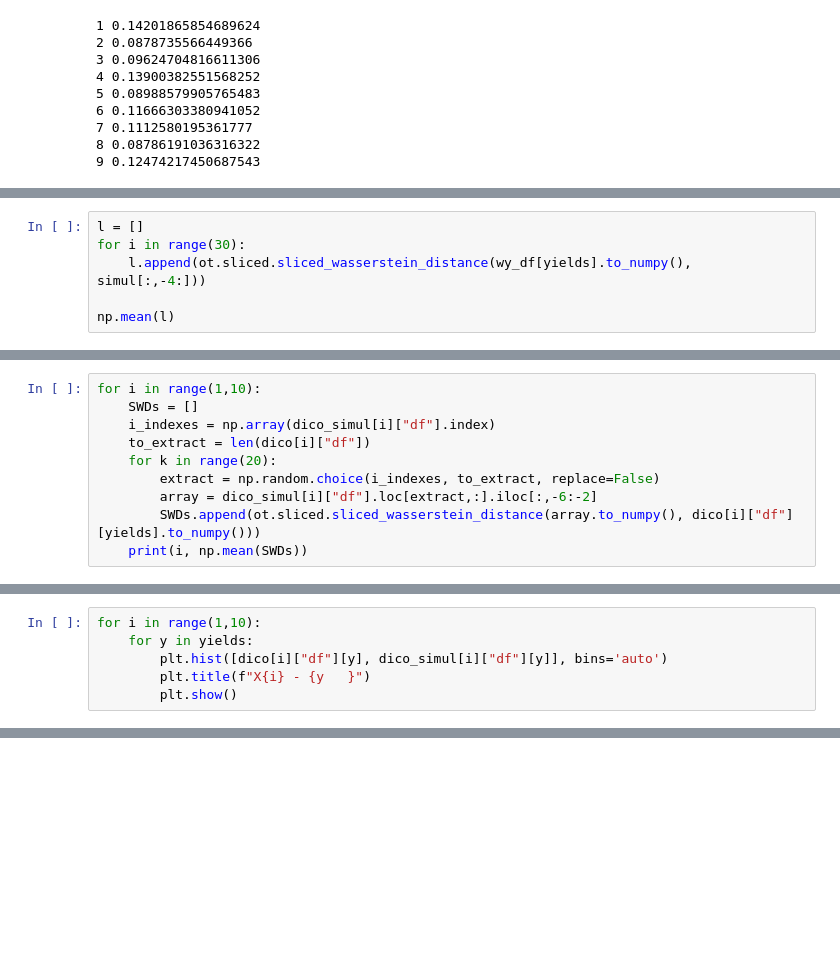
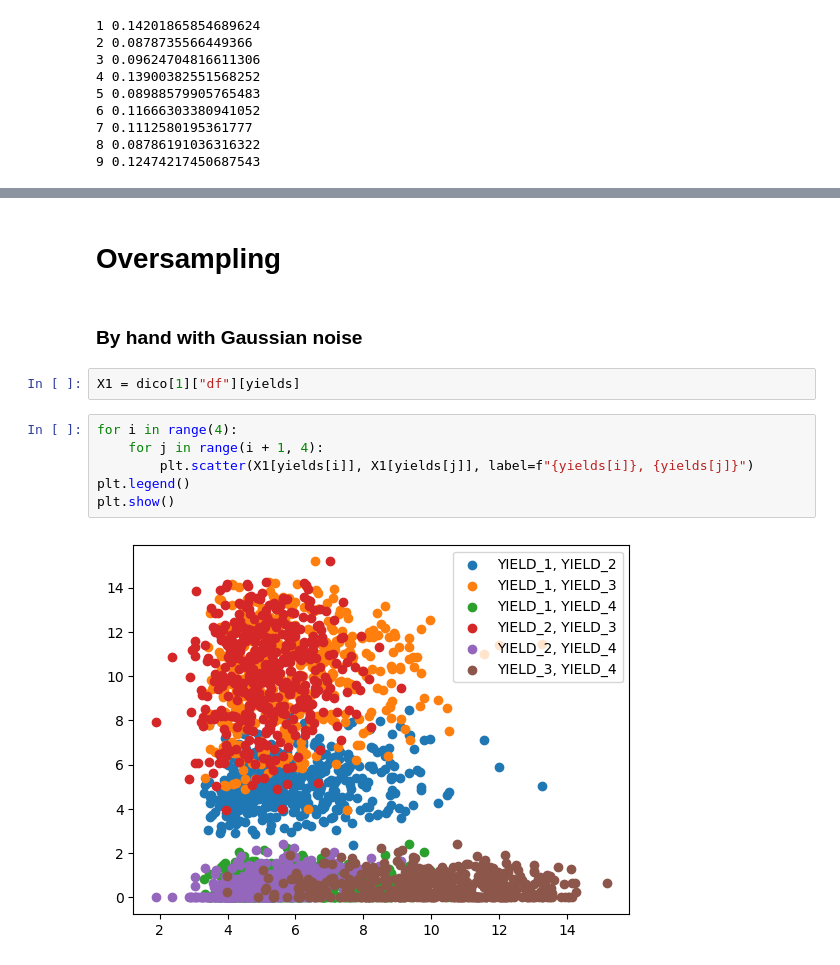
Before and after one commit to FrancoisLbrn/genhack3_crazy_farmers, a Jupyter notebook: matt_GMM.ipynb, the cells around one changed output, grey strips where cells are left out. Drawn from its saved outputs; the diff is of its cells as text; blank space fills up the shorter version.

Commit message:
tried to oversample by hand with gaussian noise - bof

```diff
--- a/matt_GMM.ipynb
+++ b/matt_GMM.ipynb
@@ -596,6 +339,0 @@ simul[:,-4:] = np.where(simul[:,-4:] > 15.75, 15.75, simul[:,-4:])
-# %%
-l = []
-for i in range(30):
-    l.append(ot.sliced.sliced_wasserstein_distance(wy_df[yields].to_numpy(), simul[:,-4:]))
-
-np.mean(l)
@@ -664,10 +339,0 @@ for rain in rains:
-# %%
-for i in range(1,10):
-    SWDs = []
-    i_indexes = np.array(dico_simul[i]["df"].index)
-    to_extract = len(dico[i]["df"])
-    for k in range(20):
-        extract = np.random.choice(i_indexes, to_extract, replace=False)
-        array = dico_simul[i]["df"].loc[extract,:].iloc[:,-6:-2]
-        SWDs.append(ot.sliced.sliced_wasserstein_distance(array.to_numpy(), dico[i]["df"][yields].to_numpy()))
-    print(i, np.mean(SWDs))
@@ -684,6 +339,0 @@ for i in range(1,10):
-# %%
-for i in range(1,10):
-    for y in yields:
-        plt.hist([dico[i]["df"][y], dico_simul[i]["df"][y]], bins='auto')
-        plt.title(f"X{i} - {y   }")
-        plt.show()
@@ -703,0 +340,14 @@ for i in range(1,10):
+# %% [markdown]
+# Oversampling
+# %% [markdown]
+### By hand with Gaussian noise
+# %%
+X1 = dico[1]["df"][yields]
+# %%
+for i in range(4):
+    for j in range(i + 1, 4):
+        plt.scatter(X1[yields[i]], X1[yields[j]], label=f"{yields[i]}, {yields[j]}")
+plt.legend()
+plt.show()
+# %% [output]
+[figure, added]
```
Also changed, not shown: parts of 50 cells of this notebook.
